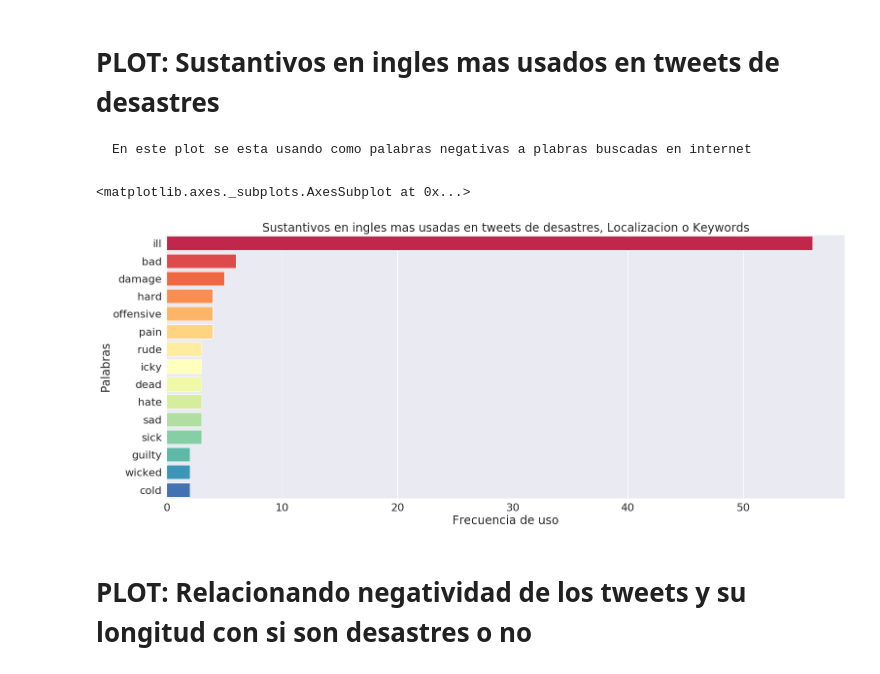
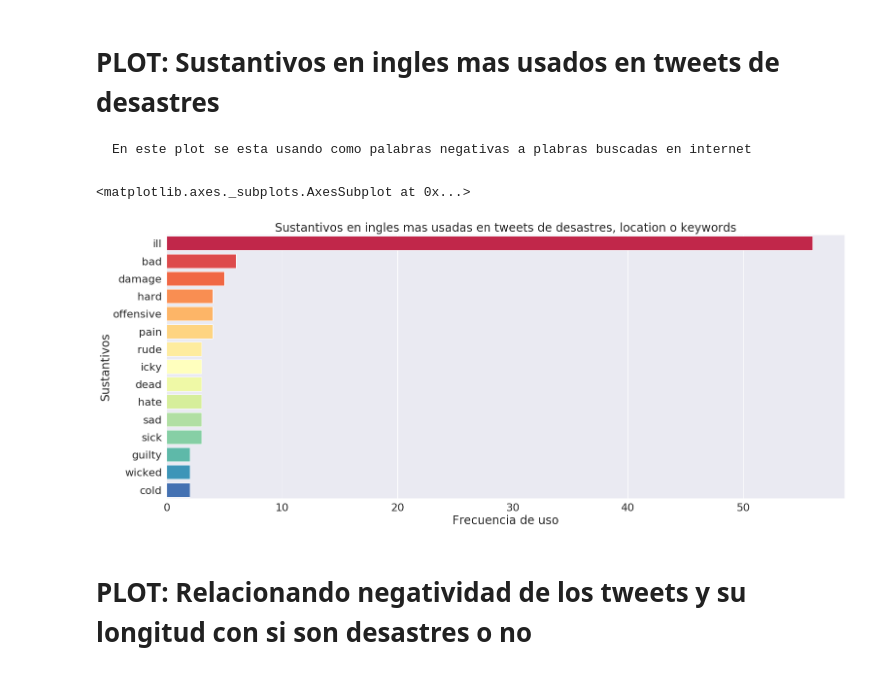
Before and after one commit to axelmpm/TP1_DATOS_1C_2020, a Jupyter notebook: Axel/A_Negatividad.ipynb, the cells around one changed output. Cells and saved outputs as stored; diff of their text form; code cells hidden in the pictures.

```diff
--- a/Axel/A_Negatividad.ipynb
+++ b/Axel/A_Negatividad.ipynb
@@ -75,11 +75,11 @@ A_wordsDisasters['values'] = round(A_wordsDisasters['values'] * A_tweets.shape[0
 A_TOP_AMOUNT = 15
 A_topWords = A_wordsDisasters.head(A_TOP_AMOUNT)
 # %%
-barplot('Cantidad','Palabras', A_topNouns, xLabel = 'Frecuencia de uso',
-        title = 'Sustantivos en ingles mas usadas en tweets de desastres, Localizacion o Keywords', fontSize = 2)
+barplot('Cantidad','Palabras', A_topNouns, xLabel = 'Frecuencia de uso', yLabel = 'Sustantivos',
+        title = 'Sustantivos en ingles mas usadas en tweets de desastres, location o keywords', fontSize = 2)
 # %% [output]
 <matplotlib.axes._subplots.AxesSubplot at 0x...>
-[figure, old version]
+[figure, new version]
 # %% [markdown]
 # PLOT: Relacionando negatividad de los tweets y su longitud con si son desastres o no
 # %%
```
Also changed, not shown: parts of 2 cells of this notebook, 1 other file.
